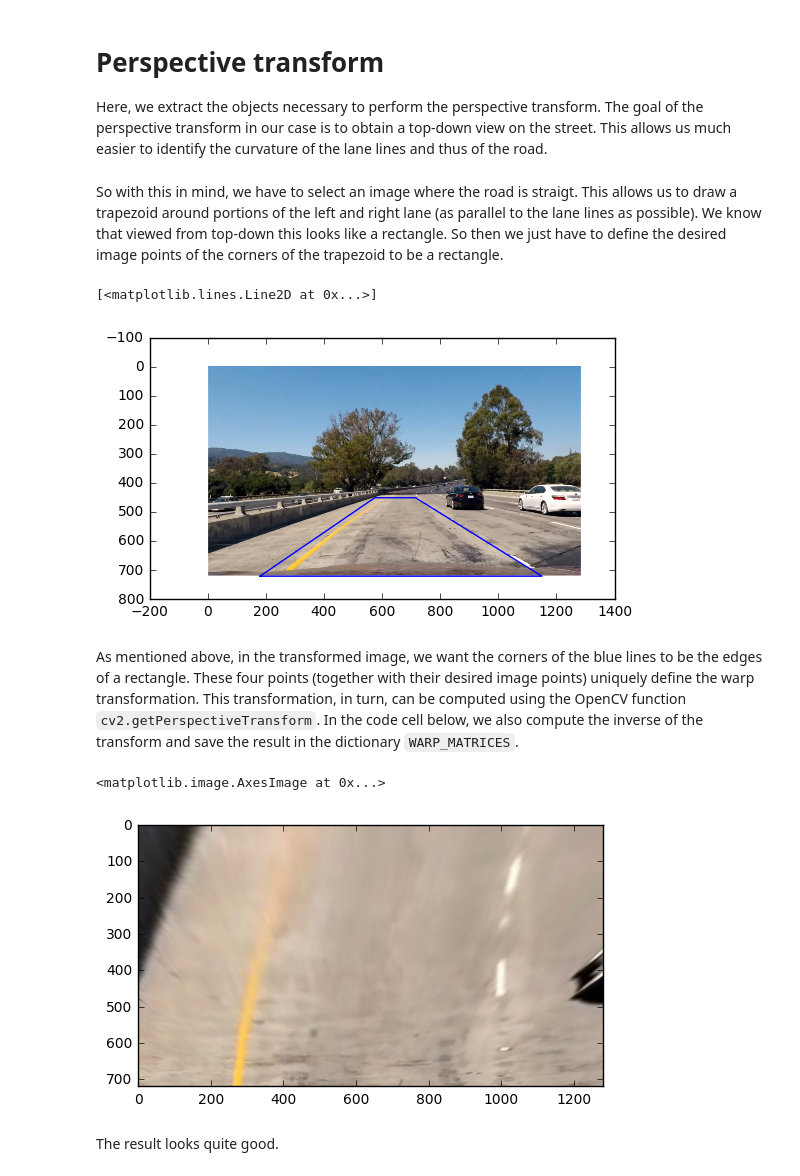
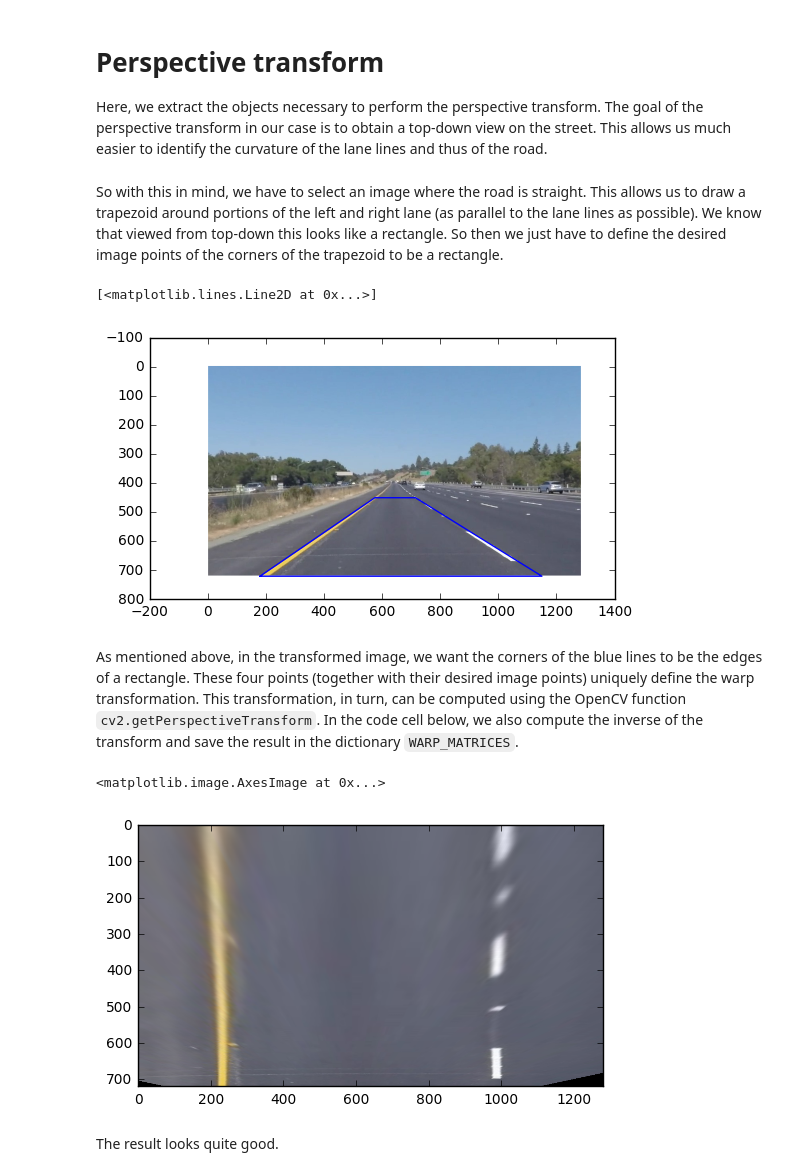
Before and after one commit to NOllAl/CarND-Advanced-Lane-Lines, a Jupyter notebook: Lane_Finding.ipynb, the cells around one changed output. Saved outputs shown, nothing was run; the diff lists cells and outputs as text; code cells hidden in the pictures.

```diff
--- a/Lane_Finding.ipynb
+++ b/Lane_Finding.ipynb
@@ -142,0 +149,8 @@ At this point, we have the matrix necessary to perform the undistortion transfor
+# %%
+test_img = cv2.imread('./test_images/solidYellowLeft.jpg')
+test_img = cv2.resize(test_img, (1280, 720))
+test_img_undist = cv2.undistort(test_img, CALIBRATION_DICT['mtx'], CALIBRATION_DICT['dist'], None, CALIBRATION_DICT['mtx'])
+
+f, axarr = plt.subplots(2, sharex=True)
+axarr[0].imshow(cv2.cvtColor(test_img, cv2.COLOR_BGR2RGB))
+axarr[1].imshow(cv2.cvtColor(test_img_undist, cv2.COLOR_BGR2RGB))
@@ -145,46 +162,43 @@ At this point, we have the matrix necessary to perform the undistortion transfor
 
 Here, we extract the objects necessary to perform the perspective transform. The goal of the perspective transform in our case is to obtain a top-down view on the street. This allows us much easier to identify the curvature of the lane lines and thus of the road.
 # %% [markdown]
-So with this in mind, we have to select an image where the road is straigt. This allows us to draw a trapezoid around portions of the left and right lane (as parallel to the lane lines as possible). We know that viewed from top-down this looks like a rectangle. So then we just have to define the desired image points of the corners of the trapezoid to be a rectangle.
+So with this in mind, we have to select an image where the road is straight. This allows us to draw a trapezoid around portions of the left and right lane (as parallel to the lane lines as possible). We know that viewed from top-down this looks like a rectangle. So then we just have to define the desired image points of the corners of the trapezoid to be a rectangle.
 # %%
-test_img = cv2.imread('./test_images/test1.jpg')
-test_img = cv2.resize(test_img, (1280, 720))
-test_img_undist = cv2.undistort(test_img, CALIBRATION_DICT['mtx'], CALIBRATION_DICT['dist'], None, CALIBRATION_DICT['mtx'])
 plt.imshow(cv2.cvtColor(test_img_undist, cv2.COLOR_BGR2RGB))
 plt.plot([180, 1150, 715, 575, 180], [720, 720, 450, 450, 720])
 # %% [output]
 [<matplotlib.lines.Line2D at 0x...>]
-[figure, old version]
+[figure, new version]
 # %% [markdown]
 As mentioned above, in the transformed image, we want the corners of the blue lines to be the edges of a rectangle. These four points (together with their desired image points) uniquely define the warp transformation. This transformation, in turn, can be computed using the OpenCV function `cv2.getPerspectiveTransform`. In the code cell below, we also compute the inverse of the transform and save the result in the dictionary `WARP_MATRICES`.
 # %%
 def corners_unwarp(img):
     # Copy input image and determine its size
     warped = np.copy(img)
     img_size = img.shape[0:2]
     img_size = (img_size[1], img_size[0])
 
     # Define the four corners in the original image
     src = np.float32([[220, 720], [1150, 720], [708, 450], [585, 450]])
 
     # Define the four corners in the wapred image
-    dest = np.float32([[250, 820], [1000, 820], [1000, 0], [250, 0]])
+    dest = np.float32([[250, 720], [1000, 720], [1000, 0], [250, 0]])
 
     # Compute the transformation matrix and its inverse
     M = cv2.getPerspectiveTransform(src, dest)
     M_inv = cv2.getPerspectiveTransform(dest, src)
 
     # Warp the image
     warped = cv2.warpPerspective(img, M, img_size, flags=cv2.INTER_LINEAR)
     warp_matrices = {'M': M, 'M_inv': M_inv}
 
     return warped, warp_matrices
 
 test_img_warped, WARP_MATRICES = corners_unwarp(test_img_undist)
 plt.imshow(cv2.cvtColor(test_img_warped, cv2.COLOR_BGR2RGB))
 # %% [output]
 <matplotlib.image.AxesImage at 0x...>
-[figure, old version]
+[figure, new version]
 # %% [markdown]
 The result looks quite good.
 # %% [markdown]
```
Also changed, not shown: parts of 21 cells of this notebook, 2 other files.
